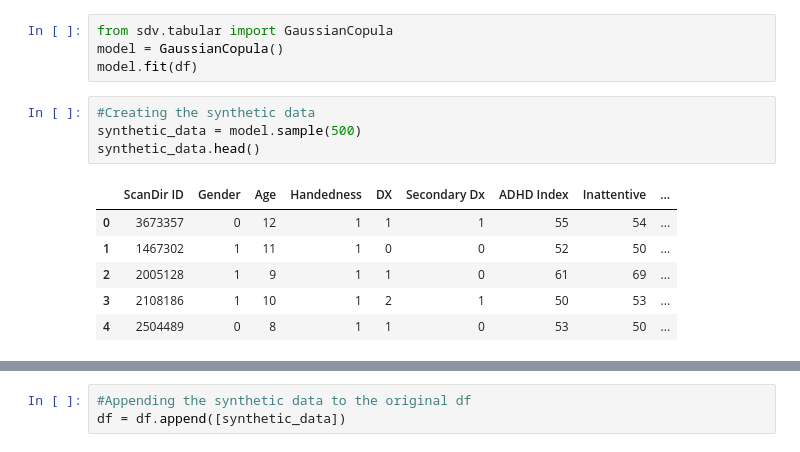
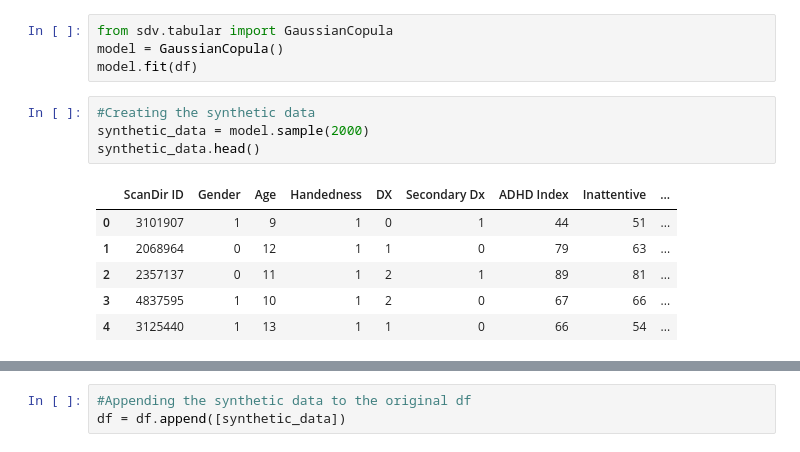
Before and after one commit to Only-Mike/ADHD, a Jupyter notebook: ADHD_Predictor.ipynb, the cells around one changed output, grey strips where cells are left out. Saved outputs shown, nothing was run; the diff lists cells and outputs as text.

```diff
--- a/ADHD_Predictor.ipynb
+++ b/ADHD_Predictor.ipynb
@@ -96,15 +96,15 @@ model = GaussianCopula()
 model.fit(df)
 # %%
 #Creating the synthetic data
-synthetic_data = model.sample(500)
+synthetic_data = model.sample(2000)
 synthetic_data.head()
 # %% [output]
 |  | ScanDir ID | Gender | Age | Handedness | DX | Secondary Dx | ADHD Index | Inattentive | ... |
-| 0 | 3673357 | 0 | 12 | 1 | 1 | 1 | 55 | 54 | ... |
-| 1 | 1467302 | 1 | 11 | 1 | 0 | 0 | 52 | 50 | ... |
-| 2 | 2005128 | 1 | 9 | 1 | 1 | 0 | 61 | 69 | ... |
-| 3 | 2108186 | 1 | 10 | 1 | 2 | 1 | 50 | 53 | ... |
-| 4 | 2504489 | 0 | 8 | 1 | 1 | 0 | 53 | 50 | ... |
+| 0 | 3101907 | 1 | 9 | 1 | 0 | 1 | 44 | 51 | ... |
+| 1 | 2068964 | 0 | 12 | 1 | 1 | 0 | 79 | 63 | ... |
+| 2 | 2357137 | 0 | 11 | 1 | 2 | 1 | 89 | 81 | ... |
+| 3 | 4837595 | 1 | 10 | 1 | 2 | 0 | 67 | 66 | ... |
+| 4 | 3125440 | 1 | 13 | 1 | 1 | 0 | 66 | 54 | ... |
 # %%
 #Checking the number of unique values in each column to see if something seems odd
 synthetic_data.nunique()
```
Also changed, not shown: parts of 20 cells of this notebook.
